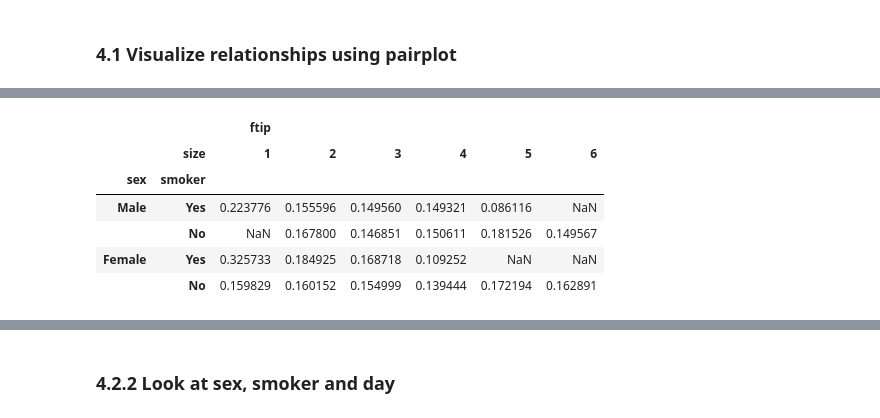
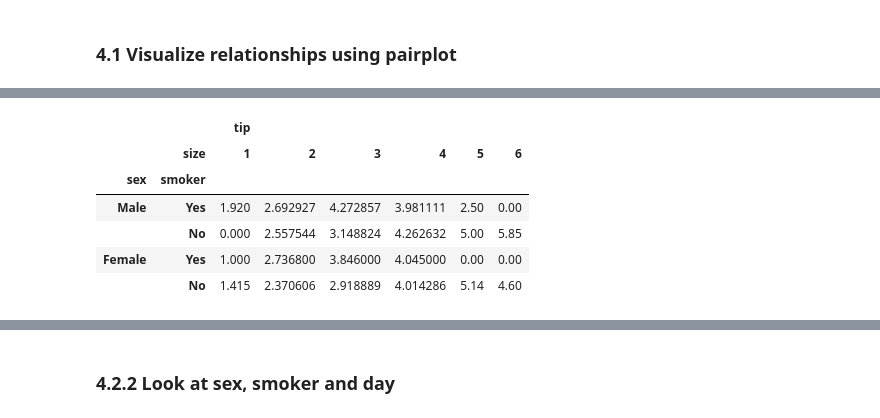
Before and after one commit to elizabethdaly/data-analysis-project, a Jupyter notebook: tips-data-analysis.ipynb, the cells around one changed output, grey strips where cells are left out. Saved outputs shown, nothing was run; the diff lists cells and outputs as text; code cells hidden in the pictures.

```diff
--- a/tips-data-analysis.ipynb
+++ b/tips-data-analysis.ipynb
@@ -563,15 +563,16 @@ Wes McKinney's video "10 minutes to Pandas" talks about the pivot_table as a met
 # %%
 # Summarize data using sex and smoker keys AND group by size.
-df.pivot_table(['ftip'], index=['sex', 'smoker'], columns = 'size')
+# Replace any empty cells with 0.
+df.pivot_table(['tip'], index=['sex', 'smoker'], columns = 'size', fill_value=0)
 
-# Recall outlier = male, smoker, Sunday, dinner, size=2.
-# See a tiny change in that cell, not worth going to the trouble of ignoring it.
+## Recall outlier = male, smoker, Sunday, dinner, size=2.
+## See a tiny change in that cell, not worth going to the trouble of ignoring it.
 # df[df.ftip < 0.6].pivot_table(['ftip'], index=['sex', 'smoker'], columns='size') # columns='day' or'time' # ignore outlier
 # %% [output]
-|  |  | ftip |  |  |  |  |  |
+|  |  | tip |  |  |  |  |  |
 |  | size | 1 | 2 | 3 | 4 | 5 | 6 |
 | sex | smoker |  |  |  |  |  |  |
-| Male | Yes | 0.223776 | 0.155596 | 0.149560 | 0.149321 | 0.086116 | NaN |
-|  | No | NaN | 0.167800 | 0.146851 | 0.150611 | 0.181526 | 0.149567 |
-| Female | Yes | 0.325733 | 0.184925 | 0.168718 | 0.109252 | NaN | NaN |
-|  | No | 0.159829 | 0.160152 | 0.154999 | 0.139444 | 0.172194 | 0.162891 |
+| Male | Yes | 1.920 | 2.692927 | 4.272857 | 3.981111 | 2.50 | 0.00 |
+|  | No | 0.000 | 2.557544 | 3.148824 | 4.262632 | 5.00 | 5.85 |
+| Female | Yes | 1.000 | 2.736800 | 3.846000 | 4.045000 | 0.00 | 0.00 |
+|  | No | 1.415 | 2.370606 | 2.918889 | 4.014286 | 5.14 | 4.60 |
```
Also changed, not shown: parts of 38 cells of this notebook.
